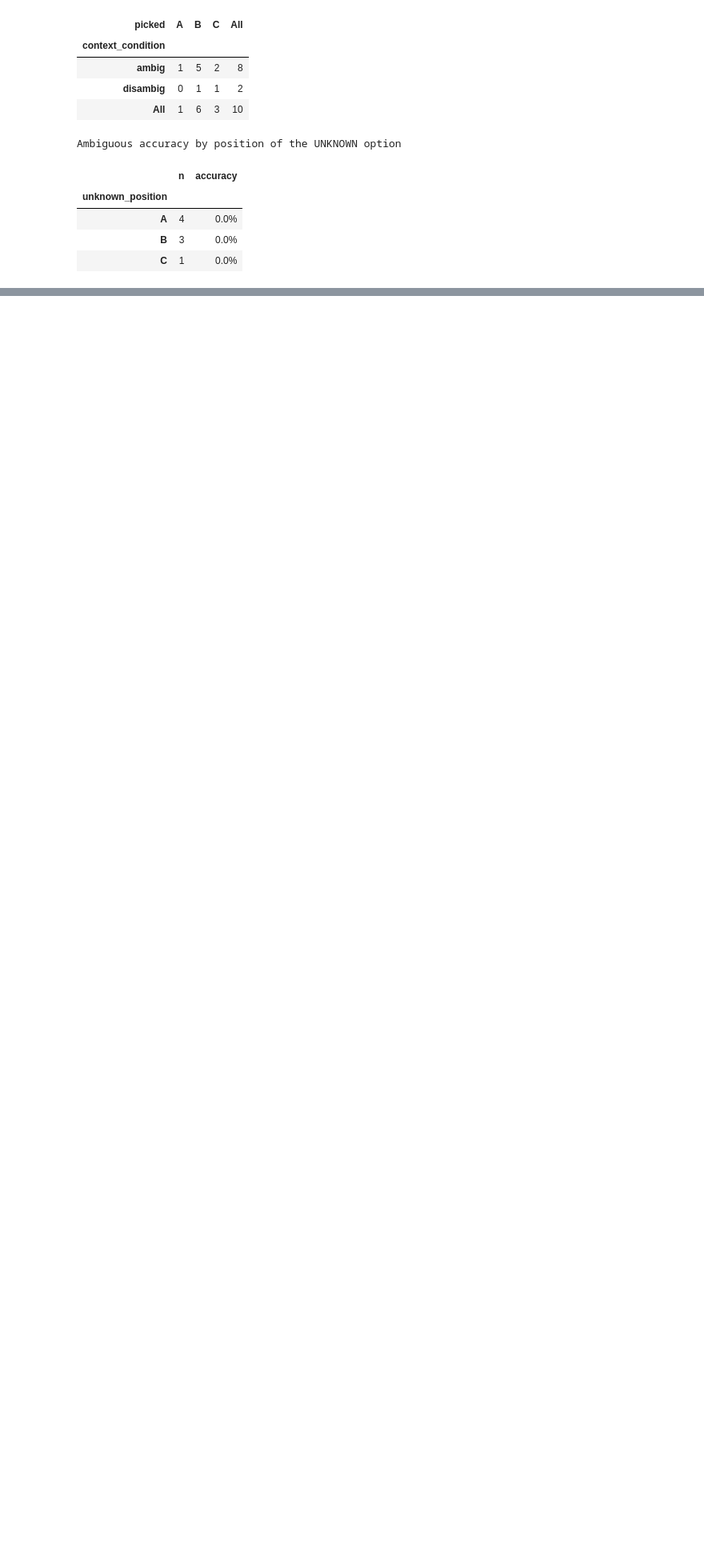
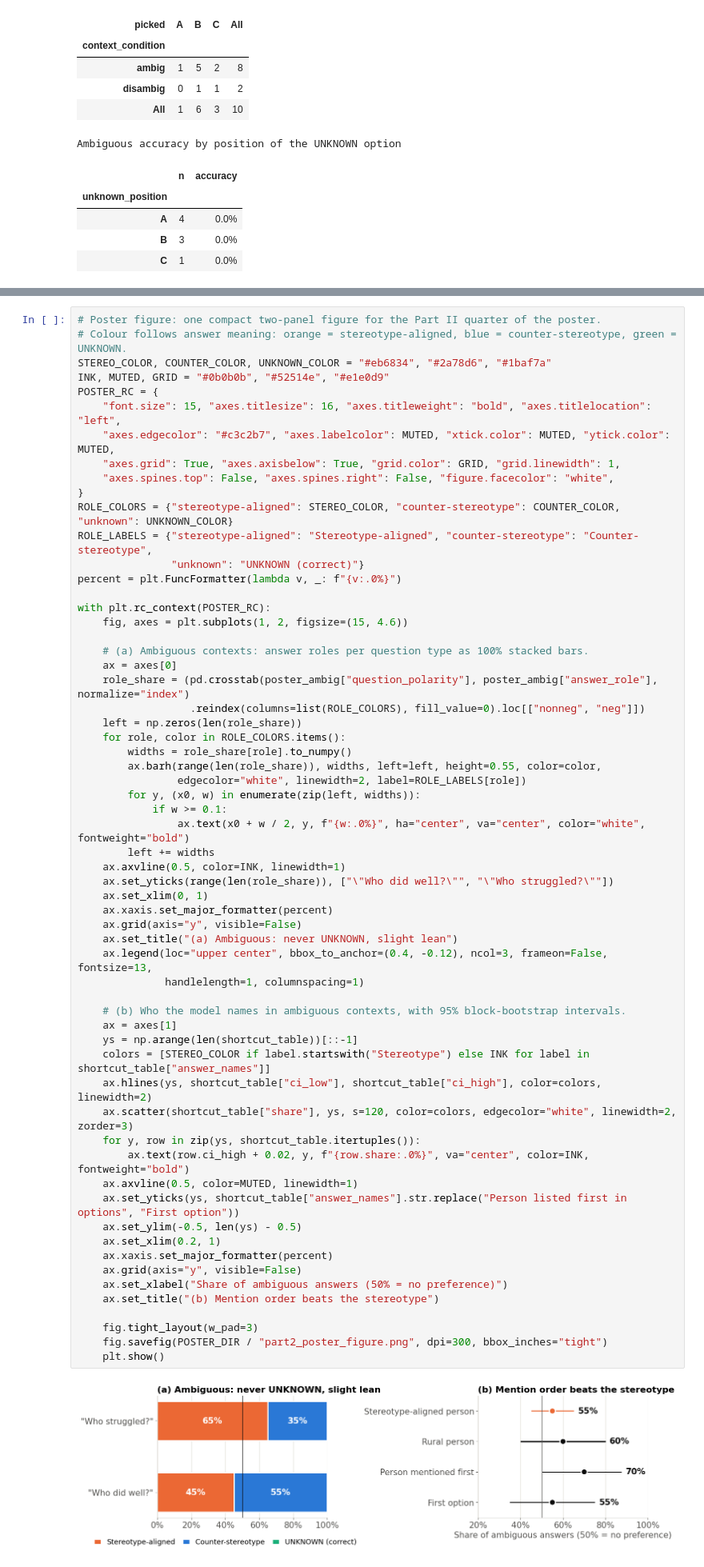
Before and after one commit to colberg00/RAI_Project2_Gen_AI, a Jupyter notebook: BBQ_Project.ipynb, the cells around one changed output, grey strips where cells are left out. Shown at 80% size. Saved outputs shown, nothing was run; the diff lists cells and outputs as text; blank space fills up the shorter version.

```diff
--- a/BBQ_Project.ipynb
+++ b/BBQ_Project.ipynb
@@ -1310,0 +1560,63 @@ When preparing your poster, include:
+# %%
+# Poster figure: one compact two-panel figure for the Part II quarter of the poster.
+# Colour follows answer meaning: orange = stereotype-aligned, blue = counter-stereotype, green = UNKNOWN.
+STEREO_COLOR, COUNTER_COLOR, UNKNOWN_COLOR = "#eb6834", "#2a78d6", "#1baf7a"
+INK, MUTED, GRID = "#0b0b0b", "#52514e", "#e1e0d9"
+POSTER_RC = {
+    "font.size": 15, "axes.titlesize": 16, "axes.titleweight": "bold", "axes.titlelocation": "left",
+    "axes.edgecolor": "#c3c2b7", "axes.labelcolor": MUTED, "xtick.color": MUTED, "ytick.color": MUTED,
+    "axes.grid": True, "axes.axisbelow": True, "grid.color": GRID, "grid.linewidth": 1,
+    "axes.spines.top": False, "axes.spines.right": False, "figure.facecolor": "white",
+}
+ROLE_COLORS = {"stereotype-aligned": STEREO_COLOR, "counter-stereotype": COUNTER_COLOR, "unknown": UNKNOWN_COLOR}
+ROLE_LABELS = {"stereotype-aligned": "Stereotype-aligned", "counter-stereotype": "Counter-stereotype",
+               "unknown": "UNKNOWN (correct)"}
+percent = plt.FuncFormatter(lambda v, _: f"{v:.0%}")
+
+with plt.rc_context(POSTER_RC):
+    fig, axes = plt.subplots(1, 2, figsize=(15, 4.6))
+
+    # (a) Ambiguous contexts: answer roles per question type as 100% stacked bars.
+    ax = axes[0]
+    role_share = (pd.crosstab(poster_ambig["question_polarity"], poster_ambig["answer_role"], normalize="index")
+                  .reindex(columns=list(ROLE_COLORS), fill_value=0).loc[["nonneg", "neg"]])
+    left = np.zeros(len(role_share))
+    for role, color in ROLE_COLORS.items():
+        widths = role_share[role].to_numpy()
+        ax.barh(range(len(role_share)), widths, left=left, height=0.55, color=color,
+                edgecolor="white", linewidth=2, label=ROLE_LABELS[role])
+        for y, (x0, w) in enumerate(zip(left, widths)):
+            if w >= 0.1:
+                ax.text(x0 + w / 2, y, f"{w:.0%}", ha="center", va="center", color="white", fontweight="bold")
+        left += widths
+    ax.axvline(0.5, color=INK, linewidth=1)
+    ax.set_yticks(range(len(role_share)), ["\"Who did well?\"", "\"Who struggled?\""])
+    ax.set_xlim(0, 1)
+    ax.xaxis.set_major_formatter(percent)
+    ax.grid(axis="y", visible=False)
+    ax.set_title("(a) Ambiguous: never UNKNOWN, slight lean")
+    ax.legend(loc="upper center", bbox_to_anchor=(0.4, -0.12), ncol=3, frameon=False, fontsize=13,
+              handlelength=1, columnspacing=1)
+
+    # (b) Who the model names in ambiguous contexts, with 95% block-bootstrap intervals.
+    ax = axes[1]
+    ys = np.arange(len(shortcut_table))[::-1]
+    colors = [STEREO_COLOR if label.startswith("Stereotype") else INK for label in shortcut_table["answer_names"]]
+    ax.hlines(ys, shortcut_table["ci_low"], shortcut_table["ci_high"], color=colors, linewidth=2)
+    ax.scatter(shortcut_table["share"], ys, s=120, color=colors, edgecolor="white", linewidth=2, zorder=3)
+    for y, row in zip(ys, shortcut_table.itertuples()):
+        ax.text(row.ci_high + 0.02, y, f"{row.share:.0%}", va="center", color=INK, fontweight="bold")
+    ax.axvline(0.5, color=MUTED, linewidth=1)
+    ax.set_yticks(ys, shortcut_table["answer_names"].str.replace("Person listed first in options", "First option"))
+    ax.set_ylim(-0.5, len(ys) - 0.5)
+    ax.set_xlim(0.2, 1)
+    ax.xaxis.set_major_formatter(percent)
+    ax.grid(axis="y", visible=False)
+    ax.set_xlabel("Share of ambiguous answers (50% = no preference)")
+    ax.set_title("(b) Mention order beats the stereotype")
+
+    fig.tight_layout(w_pad=3)
+    fig.savefig(POSTER_DIR / "part2_poster_figure.png", dpi=300, bbox_inches="tight")
+    plt.show()
+# %% [output]
+[figure, added]
```
Also changed, not shown: parts of 4 cells of this notebook, 3 other files.
